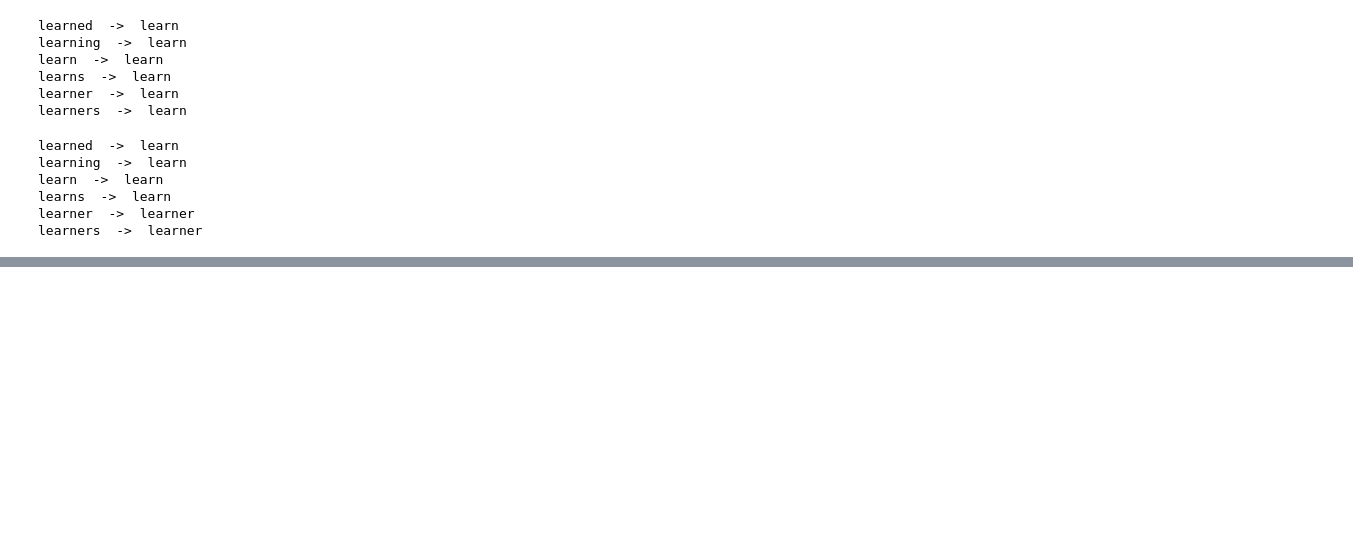
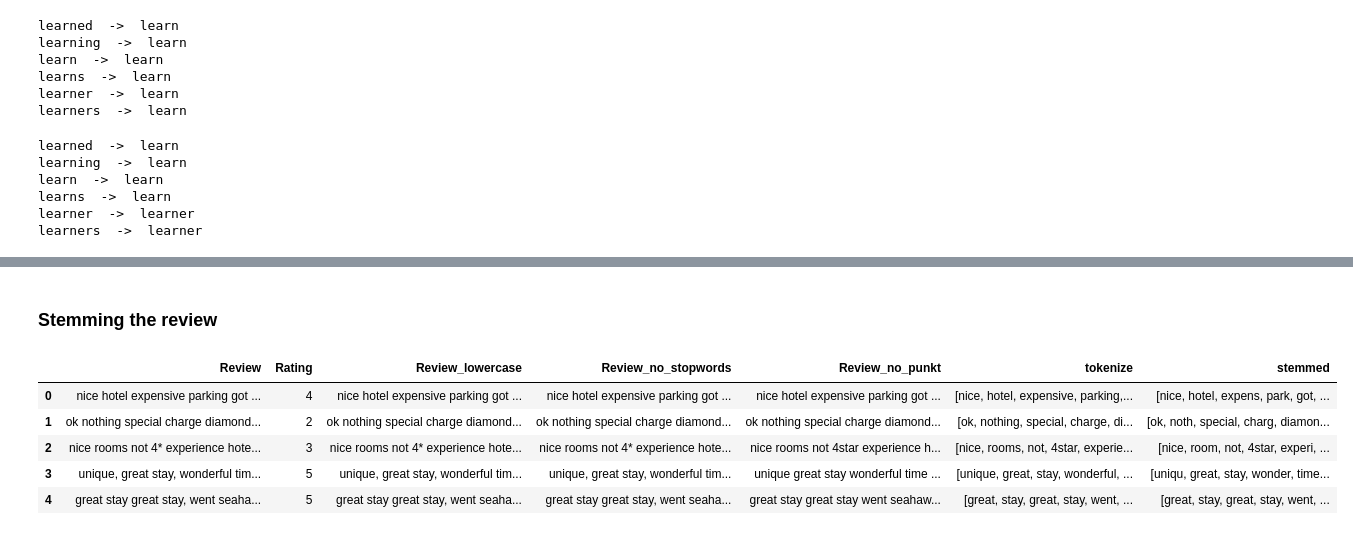
Before and after one commit to AbhishekBiswas-github/AI_Engineer_Course_Files, a Jupyter notebook: NLP Section/NLP Module - Text Processing.ipynb, the cells around one changed output, grey strips where cells are left out. Saved outputs shown, nothing was run; the diff lists cells and outputs as text; code cells hidden in the pictures; blank space fills up the shorter version.

```diff
--- a/NLP Section/NLP Module - Text Processing.ipynb
+++ b/NLP Section/NLP Module - Text Processing.ipynb
@@ -102,0 +274,2 @@ learners  ->  learner
+# %%
+data['Review_no_punkt'] = data['Review_no_stopwords'].apply(lambda x: re.sub(r'[^a-zA-Z0-9*\s]', '', x))
@@ -102,0 +300,2 @@ learners  ->  learner
+# %% [markdown]
+### Stemming the review
@@ -102,0 +305,9 @@ learners  ->  learner
+# %%
+data.head()
+# %% [output]
+|  | Review | Rating | Review_lowercase | Review_no_stopwords | Review_no_punkt | tokenize | stemmed |
+| 0 | nice hotel expensive parking got ... | 4 | nice hotel expensive parking got ... | nice hotel expensive parking got ... | nice hotel expensive parking got ... | [nice, hotel, expensive, parking,... | [nice, hotel, expens, park, got, ... |
+| 1 | ok nothing special charge diamond... | 2 | ok nothing special charge diamond... | ok nothing special charge diamond... | ok nothing special charge diamond... | [ok, nothing, special, charge, di... | [ok, noth, special, charg, diamon... |
+| 2 | nice rooms not 4* experience hote... | 3 | nice rooms not 4* experience hote... | nice rooms not 4* experience hote... | nice rooms not 4star experience h... | [nice, rooms, not, 4star, experie... | [nice, room, not, 4star, experi, ... |
+| 3 | unique, great stay, wonderful tim... | 5 | unique, great stay, wonderful tim... | unique, great stay, wonderful tim... | unique great stay wonderful time ... | [unique, great, stay, wonderful, ... | [uniqu, great, stay, wonder, time... |
+| 4 | great stay great stay, went seaha... | 5 | great stay great stay, went seaha... | great stay great stay, went seaha... | great stay great stay went seahaw... | [great, stay, great, stay, went, ... | [great, stay, great, stay, went, ... |
```
Also changed, not shown: parts of 42 cells of this notebook.
